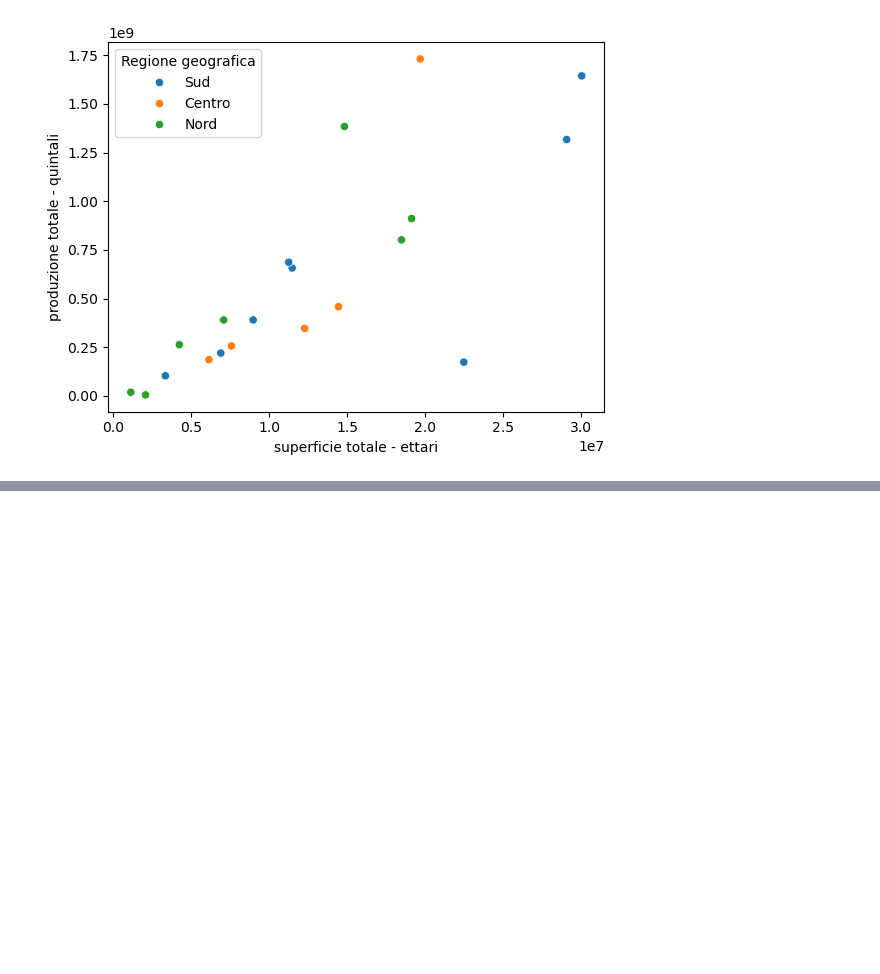
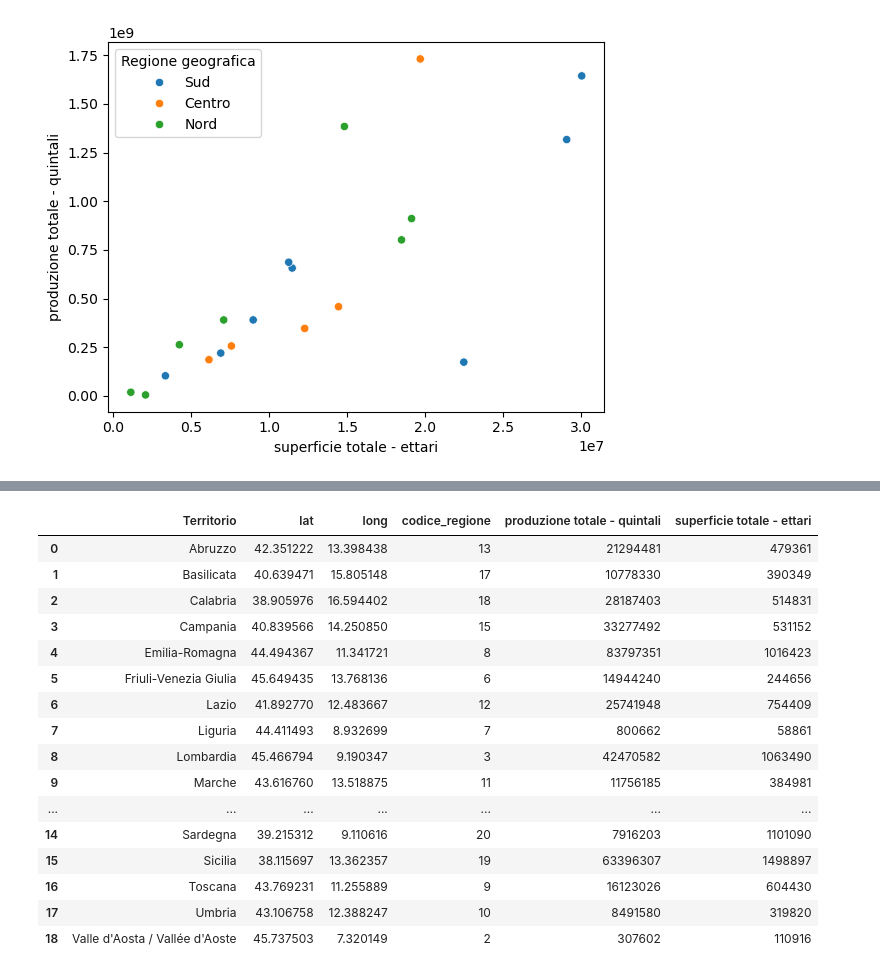
Before and after one commit to AntonioDonnangelo/italian_agriculture_and_protests_analysis, a Jupyter notebook: Data_understanding_ISTAT.ipynb, the cells around one changed output, grey strips where cells are left out. Drawn from its saved outputs; the diff is of its cells as text; code cells hidden in the pictures; blank space fills up the shorter version.

```diff
--- a/Data_understanding_ISTAT.ipynb
+++ b/Data_understanding_ISTAT.ipynb
@@ -635,0 +657,4 @@ alt.Chart(data_modificato).mark_point(opacity=0.6, tooltip=True).encode(
+# %%
+df_ridotto = df[['denominazione_regione', 'lat', 'long', 'codice_regione']].drop_duplicates()
+df_ridotto.drop([2578], axis=0, inplace=True)
+df_ridotto
@@ -635,0 +679,3 @@ alt.Chart(data_modificato).mark_point(opacity=0.6, tooltip=True).encode(
+# %%
+df_ridotto_2 = df_ridotto.rename(columns={'denominazione_regione': 'Territorio'})
+df_ridotto_2
@@ -635,0 +700,3 @@ alt.Chart(data_modificato).mark_point(opacity=0.6, tooltip=True).encode(
+# %%
+df_ridotto_3 = df_ridotto_2[df_ridotto_2['Territorio'] != 'P.A. Bolzano']
+df_ridotto_3
@@ -635,0 +741,2 @@ alt.Chart(data_modificato).mark_point(opacity=0.6, tooltip=True).encode(
+# %%
+df_ridotto_3['Territorio'] = df_ridotto_3['Territorio'].replace(['Friuli Venezia Giulia', 'P.A. Trento', "Valle d'Aosta"],['Friuli-Venezia Giulia', 'Trentino Alto Adige / Südtirol', "Valle d'Aosta / Vallée d'Aoste"])
@@ -635,0 +749,21 @@ alt.Chart(data_modificato).mark_point(opacity=0.6, tooltip=True).encode(
+# %%
+df_final = df_ridotto_3.merge(pivot_df2, how='inner', on='Territorio')
+df_final
+# %% [output]
+|  | Territorio | lat | long | codice_regione | produzione totale - quintali | superficie totale - ettari |
+| 0 | Abruzzo | 42.351222 | 13.398438 | 13 | 21294481 | 479361 |
+| 1 | Basilicata | 40.639471 | 15.805148 | 17 | 10778330 | 390349 |
+| 2 | Calabria | 38.905976 | 16.594402 | 18 | 28187403 | 514831 |
+| 3 | Campania | 40.839566 | 14.250850 | 15 | 33277492 | 531152 |
+| 4 | Emilia-Romagna | 44.494367 | 11.341721 | 8 | 83797351 | 1016423 |
+| 5 | Friuli-Venezia Giulia | 45.649435 | 13.768136 | 6 | 14944240 | 244656 |
+| 6 | Lazio | 41.892770 | 12.483667 | 12 | 25741948 | 754409 |
+| 7 | Liguria | 44.411493 | 8.932699 | 7 | 800662 | 58861 |
+| 8 | Lombardia | 45.466794 | 9.190347 | 3 | 42470582 | 1063490 |
+| 9 | Marche | 43.616760 | 13.518875 | 11 | 11756185 | 384981 |
+| ... | ... | ... | ... | ... | ... | ... |
+| 14 | Sardegna | 39.215312 | 9.110616 | 20 | 7916203 | 1101090 |
+| 15 | Sicilia | 38.115697 | 13.362357 | 19 | 63396307 | 1498897 |
+| 16 | Toscana | 43.769231 | 11.255889 | 9 | 16123026 | 604430 |
+| 17 | Umbria | 43.106758 | 12.388247 | 10 | 8491580 | 319820 |
+| 18 | Valle d'Aosta / Vallée d'Aoste | 45.737503 | 7.320149 | 2 | 307602 | 110916 |
```
Also changed, not shown: parts of 16 cells of this notebook, 1 other file.
